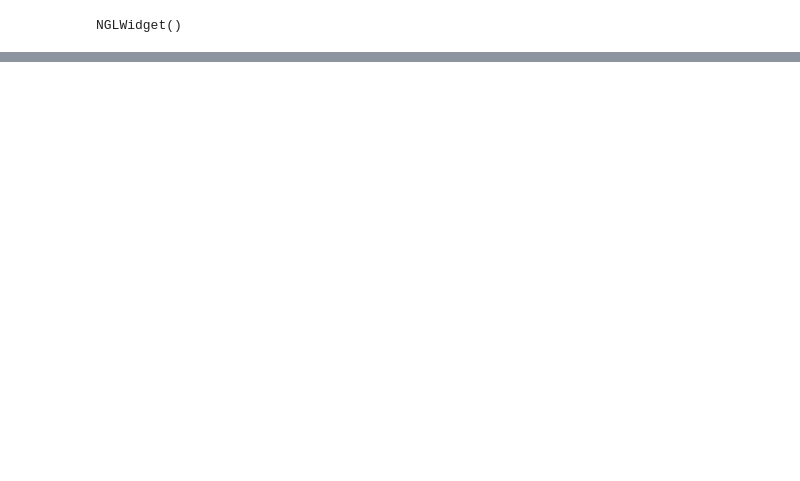
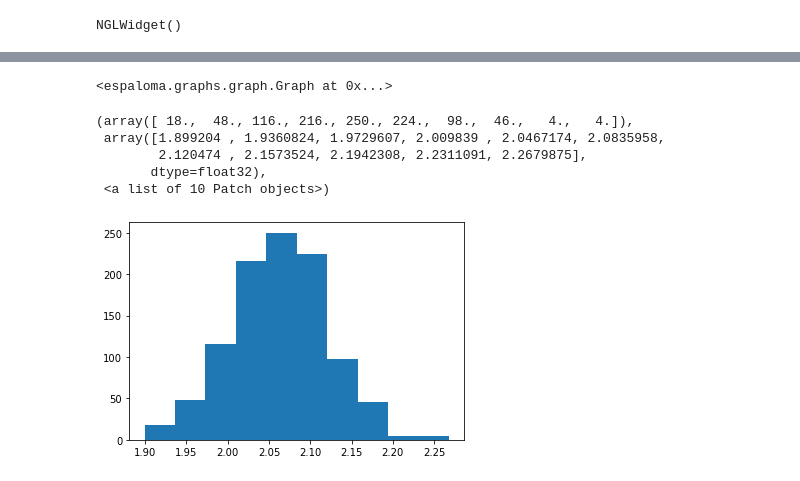
Before and after one commit to choderalab/espaloma, a Jupyter notebook: scripts/is_playground/is.ipynb, the cells around one changed output, grey strips where cells are left out. Saved outputs shown, nothing was run; the diff lists cells and outputs as text; code cells hidden in the pictures; blank space fills up the shorter version.

```diff
--- a/scripts/is_playground/is.ipynb
+++ b/scripts/is_playground/is.ipynb
@@ -186,0 +216,23 @@ NGLWidget()
+# %%
+from espaloma.data.md import MoleculeVacuumSimulation
+simulation = MoleculeVacuumSimulation(
+    n_samples=128, n_steps_per_sample=10,
+)
+g = esp.Graph('C')
+g = esp.graphs.LegacyForceField('smirnoff99Frosst').parametrize(g)
+simulation.run(g, in_place=True)
+# %% [output]
+<espaloma.graphs.graph.Graph at 0x...>
+# %%
+from matplotlib import pyplot as plt
+esp.mm.geometry.geometry_in_graph(g.heterograph)
+plt.hist(
+    g.nodes['n2'].data['x'].flatten().cpu().detach().numpy()
+)
+# %% [output]
+(array([ 18.,  48., 116., 216., 250., 224.,  98.,  46.,   4.,   4.]),
+ array([1.899204 , 1.9360824, 1.9729607, 2.009839 , 2.0467174, 2.0835958,
+        2.120474 , 2.1573524, 2.1942308, 2.2311091, 2.2679875],
+       dtype=float32),
+ <a list of 10 Patch objects>)
+[figure, added]
```
Also changed, not shown: parts of 12 cells of this notebook, 9 other files.
